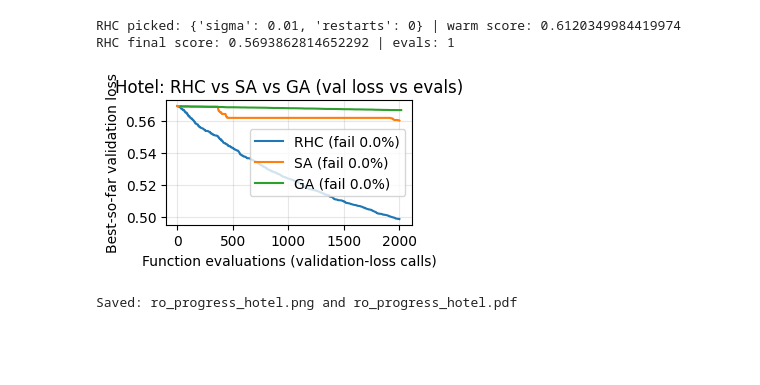
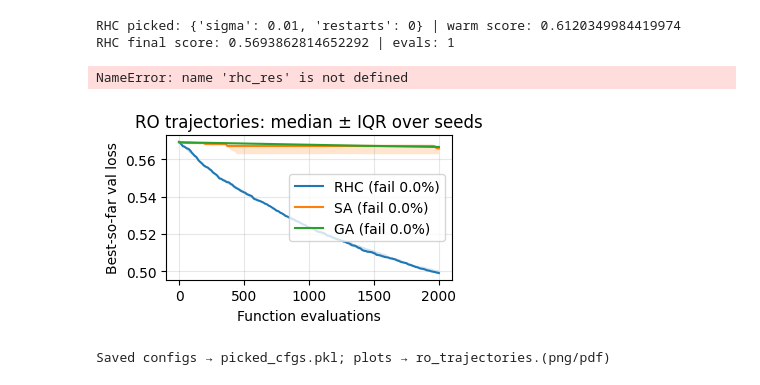
Before and after one commit to DavidGTeklea/BigIdeasFinal, a Jupyter notebook: OL_Hotel_Report.ipynb, the cells around one changed output. Saved outputs shown, nothing was run; the diff lists cells and outputs as text; code cells hidden in the pictures; blank space fills up the shorter version.

Commit message:
wrapping up part 2 graphs

```diff
--- a/OL_Hotel_Report.ipynb
+++ b/OL_Hotel_Report.ipynb
@@ -756,12 +756,16 @@ def objective_from_vec_safe(model, k, vec, val_loader, state):
         return 1e9  # count as an eval; reject candidate
     return loss
 # %%
+import time
 def rhc(model, k, val_loader, start_vec=None, sigma=0.01, restarts=2, budget=2000, seed=0):
+    t0 = time.time()
     rng = np.random.default_rng(seed)
     state = {"evals": 0, "failures": 0}
 
     best_vec = start_vec.clone() if start_vec is not None else tail_to_vector(model, k)
     best_loss = objective_from_vec_safe(model, k, best_vec, val_loader, state)  # evals += 1 inside
+    time_history = [(0.0, best_loss)]
+
     history = [(state["evals"], best_loss)]
 
     for r in range(restarts + 1):
@@ -778,12 +782,14 @@ def rhc(model, k, val_loader, start_vec=None, sigma=0.01, restarts=2, budget=200
                     best_vec, best_loss = cand.clone(), loss
 
             history.append((state["evals"], best_loss))
+            time_history.append((time.time() - t0, best_loss))
 
         # simple restart around global best (counts as an eval too)
         if r < restarts:
             cur_vec = best_vec + torch.from_numpy(rng.normal(0.0, sigma*2, size=best_vec.numel()).astype(np.float32))
             cur_loss = objective_from_vec_safe(model, k, cur_vec, val_loader, state)
             history.append((state["evals"], min(best_loss, cur_loss)))
+            time_history.append((time.time() - t0, min(best_loss, cur_loss)))
 
     vector_to_tail(model, k, best_vec)
     return {
@@ -792,9 +798,12 @@ def rhc(model, k, val_loader, start_vec=None, sigma=0.01, restarts=2, budget=200
         "history": history,            # [(eval_count, best_so_far_loss), ...]
         "evals": state["evals"],       # total function evaluations
         "failures": state["failures"], # NaN/Inf candidates counted as evals
+        "time_history": time_history,
     }
 # %%
+import time
 def sa(model, k, val_loader, start_vec=None, sigma=0.01, T0=1.0, decay=0.995, budget=2000, seed=0):
+    t0 = time.time()
     rng = np.random.default_rng(seed)
     state = {"evals": 0, "failures": 0}
 
@@ -803,6 +812,7 @@ def sa(model, k, val_loader, start_vec=None, sigma=0.01, T0=1.0, decay=0.995, bu
     best, best_loss = cur.clone(), cur_loss
     T = T0
     history = [(state["evals"], best_loss)]
+    time_history = [(0.0, best_loss)]
 
     while state["evals"] < budget:
         step = torch.from_numpy(rng.normal(0.0, sigma, size=cur.numel()).astype(np.float32))
@@ -817,6 +827,7 @@ def sa(model, k, val_loader, start_vec=None, sigma=0.01, T0=1.0, decay=0.995, bu
                 best, best_loss = cand.clone(), loss
 
         history.append((state["evals"], best_loss))
+        time_history.append((time.time() - t0, best_loss))
         T *= decay  # cool down
 
     vector_to_tail(model, k, best)
@@ -826,10 +837,13 @@ def sa(model, k, val_loader, start_vec=None, sigma=0.01, T0=1.0, decay=0.995, bu
         "history":   history,
         "evals":     state["evals"],       # total function evaluations
         "failures":  state["failures"],    # NaN/Inf candidates counted as evals
+        "time_history": time_history,
     }
 # %%
+import time
 def ga(model, k, val_loader, start_vec=None, pop_size=32, elite_frac=0.1, mut_rate=0.1, sigma=0.01,
        generations=200, seed=0):
+    t0 =time.time()
     rng = np.random.default_rng(seed)
     state = {"evals": 0, "failures": 0}
 
@@ -851,6 +865,7 @@ def ga(model, k, val_loader, start_vec=None, pop_size=32, elite_frac=0.1, mut_ra
     best = pop[best_idx].copy()
     best_loss = float(losses[best_idx])
     history = [(state["evals"], best_loss)]
+    time_history = [(0.0, best_loss)]
 
     for _ in range(generations):
         # select by rank (lower loss is better)
@@ -882,6 +897,7 @@ def ga(model, k, val_loader, start_vec=None, pop_size=32, elite_frac=0.1, mut_ra
             best = pop[gen_best_idx].copy()
 
         history.append((state["evals"], best_loss))
+        time_history.append((time.time() - t0, best_loss))
 
     # restore best weights
     vector_to_tail(model, k, torch.from_numpy(best))
@@ -891,6 +907,7 @@ def ga(model, k, val_loader, start_vec=None, pop_size=32, elite_frac=0.1, mut_ra
         "history":   history,            # [(eval_count, best_so_far_loss), ...]
         "evals":     state["evals"],     # total function evaluations
         "failures":  state["failures"],  # NaN/Inf candidates counted as evals
+        "time_history": time_history,
     }
 # %%
 baseline = evaluate(model, val_loader)
@@ -1212,5 +1231,4 @@ plot_and_save_ro_progress(rhc_res, sa_res, ga_res,
                           png_path="ro_progress_hotel.png",
                           pdf_path="ro_progress_hotel.pdf")
 # %% [output]
-[figure, removed]
-Saved: ro_progress_hotel.png and ro_progress_hotel.pdf
+NameError: name 'rhc_res' is not defined
@@ -1217,6 +1258,7 @@ Saved: ro_progress_hotel.png and ro_progress_hotel.pdf
 # %%
+# MEDIAN PLOTS
 import numpy as np, matplotlib.pyplot as plt, pickle
-
+# took 3 hours to run, gives the graph with the median of different seeds
 # ---- picked configs from your screenshot ----
 picked_rhc_cfg = {"sigma":0.01, "restarts":0, "budget":2000, "seed":42}
 picked_sa_cfg  = {"sigma":0.01, "T0":5.0, "decay":0.995, "budget":2000, "seed":42}
@@ -1225,31 +1267,34 @@ picked_ga_cfg  = {"pop_size":32, "elite_frac":0.125, "mut_rate":0.05,
 
 with open("picked_cfgs.pkl","wb") as f:
     pickle.dump({"RHC":picked_rhc_cfg,"SA":picked_sa_cfg,"GA":picked_ga_cfg}, f)
 
 # ---- multi-seed median±IQR plot, saved at 300 dpi ----
-N_SEEDS, SEEDS = 5, list(range(42, 42+5))
+N_SEEDS, SEEDS = 3, list(range(42, 42+5))
 S0 = tail_to_vector(model, k).clone()
 XS = np.arange(0, 2001, 10)
 
 run_rhc = lambda s: rhc(model,k,val_loader,start_vec=S0.clone(), **{**picked_rhc_cfg,"seed":s})
 run_sa  = lambda s: sa (model,k,val_loader,start_vec=S0.clone(), **{**picked_sa_cfg, "seed":s})
 run_ga  = lambda s: ga (model,k,val_loader,start_vec=S0.clone(), **{**picked_ga_cfg, "seed":s})
 
 def agg(run):
     Ys, fr = [], []
     for s in SEEDS:
         res = run(s); h = np.array(res["history"]); x,y = h[:,0],h[:,1]
         Ys.append(np.interp(XS, x, y, left=y[0], right=y[-1]))
         fr.append(res.get("failures",0)/max(1,res.get("evals",len(x))))
     Y = np.vstack(Ys)
     return np.median(Y,0), np.percentile(Y,25,0), np.percentile(Y,75,0), np.mean(fr)
 
 plt.figure(figsize=(3.8,2.4))
 for name, run in [("RHC",run_rhc),("SA",run_sa),("GA",run_ga)]:
     med,q1,q3,fr = agg(run)
     plt.plot(XS, med, label=f"{name} (fail {fr:.1%})"); plt.fill_between(XS,q1,q3,alpha=0.2)
 plt.xlabel("Function evaluations"); plt.ylabel("Best-so-far val loss")
 plt.title("RO trajectories: median ± IQR over seeds"); plt.grid(alpha=0.3); plt.legend()
 plt.tight_layout(); plt.savefig("ro_trajectories.png", dpi=300, bbox_inches="tight")
 plt.savefig("ro_trajectories.pdf", bbox_inches="tight"); plt.show()
 print("Saved configs → picked_cfgs.pkl; plots → ro_trajectories.(png/pdf)")
+# %% [output]
+[figure, added]
+Saved configs → picked_cfgs.pkl; plots → ro_trajectories.(png/pdf)
```
Also changed, not shown: parts of 19 cells of this notebook.
